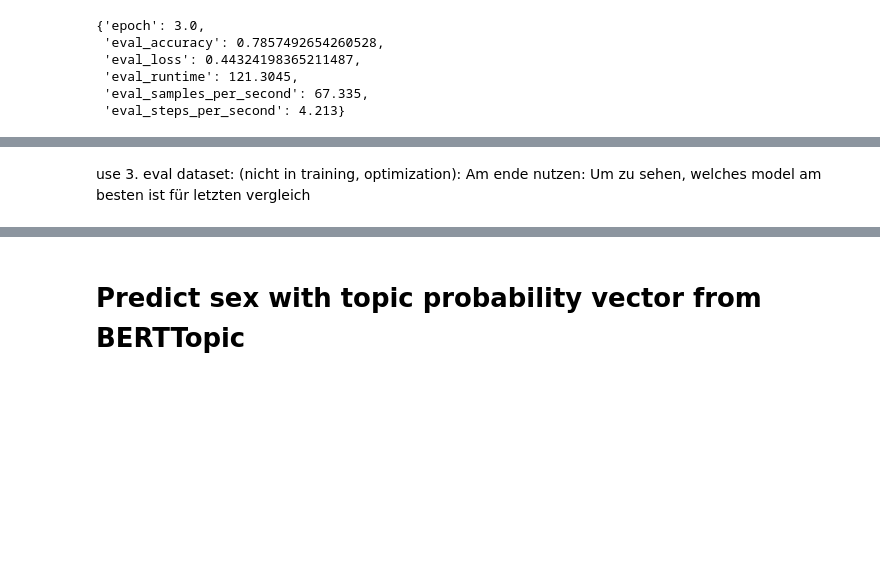
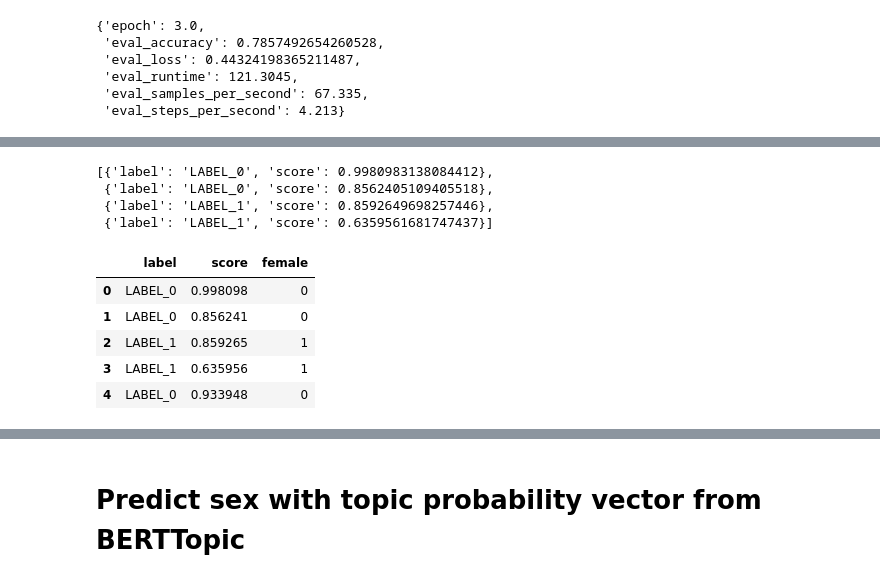
Before and after one commit to NorrisPau/MachineLearning_Class_NoraPauelsen, a Jupyter notebook: notebooks/Pytorch_predict_sex_with_topic_probs.ipynb, the cells around one changed output, grey strips where cells are left out. Saved outputs shown, nothing was run; the diff lists cells and outputs as text; code cells hidden in the pictures; blank space fills up the shorter version.

```diff
--- a/notebooks/Pytorch_predict_sex_with_topic_probs.ipynb
+++ b/notebooks/Pytorch_predict_sex_with_topic_probs.ipynb
@@ -424,7 +385,10 @@ eval_test = eval_dataset["text"]
 eval_test = [elem[:512] for elem in eval_test]
 # %%
 predictions = classifier(eval_test)
-# %% [markdown]
-use 3. eval dataset: (nicht in training, optimization):
-Am ende nutzen: Um zu sehen, welches model am besten ist
-für letzten vergleich
+# %%
+predictions[0:4]
+# %% [output]
+[{'label': 'LABEL_0', 'score': 0.9980983138084412},
+ {'label': 'LABEL_0', 'score': 0.8562405109405518},
+ {'label': 'LABEL_1', 'score': 0.8592649698257446},
+ {'label': 'LABEL_1', 'score': 0.6359561681747437}]
@@ -430,0 +397,9 @@ für letzten vergleich
+# %%
+predictions_df.head()
+# %% [output]
+|  | label | score | female |
+| 0 | LABEL_0 | 0.998098 | 0 |
+| 1 | LABEL_0 | 0.856241 | 0 |
+| 2 | LABEL_1 | 0.859265 | 1 |
+| 3 | LABEL_1 | 0.635956 | 1 |
+| 4 | LABEL_0 | 0.933948 | 0 |
```
Also changed, not shown: parts of 25 cells of this notebook.
